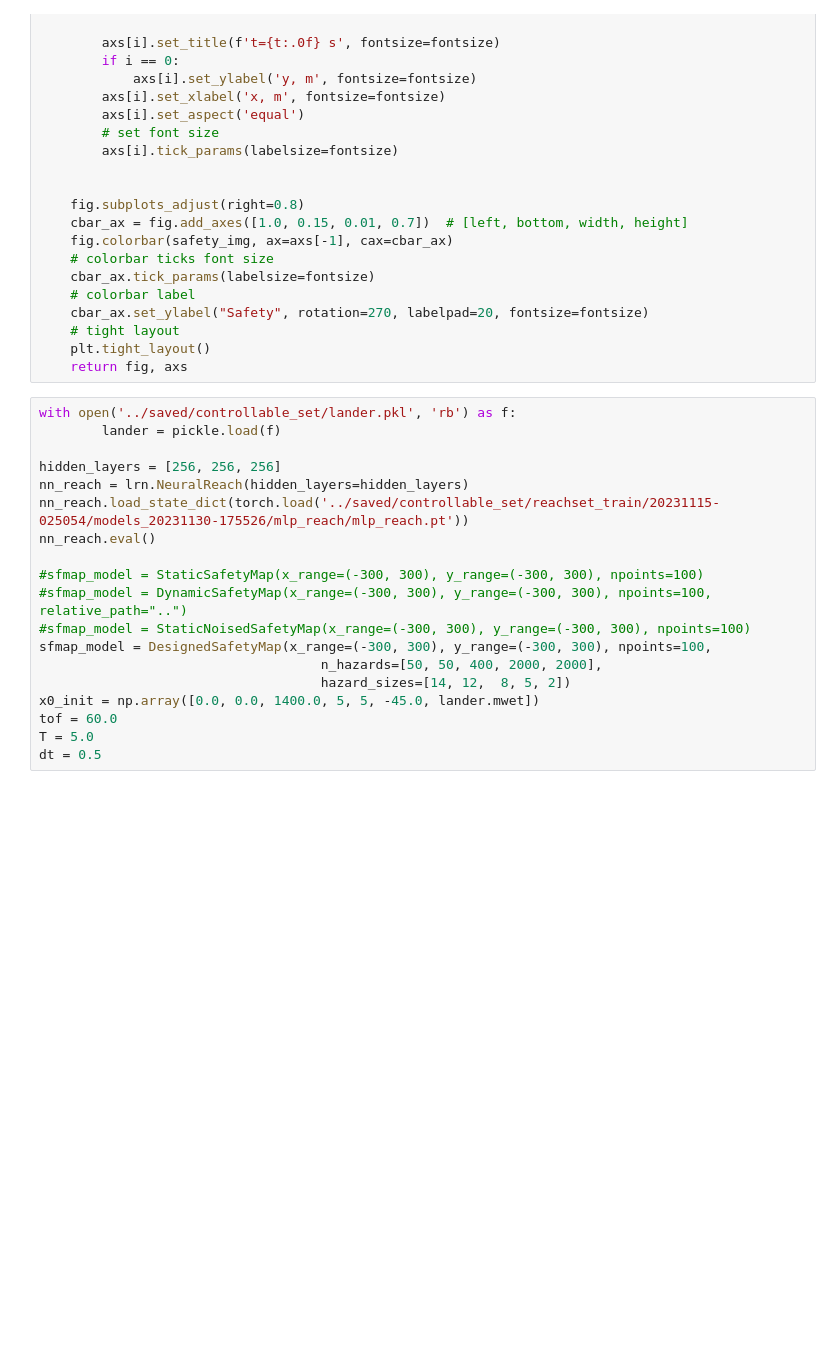
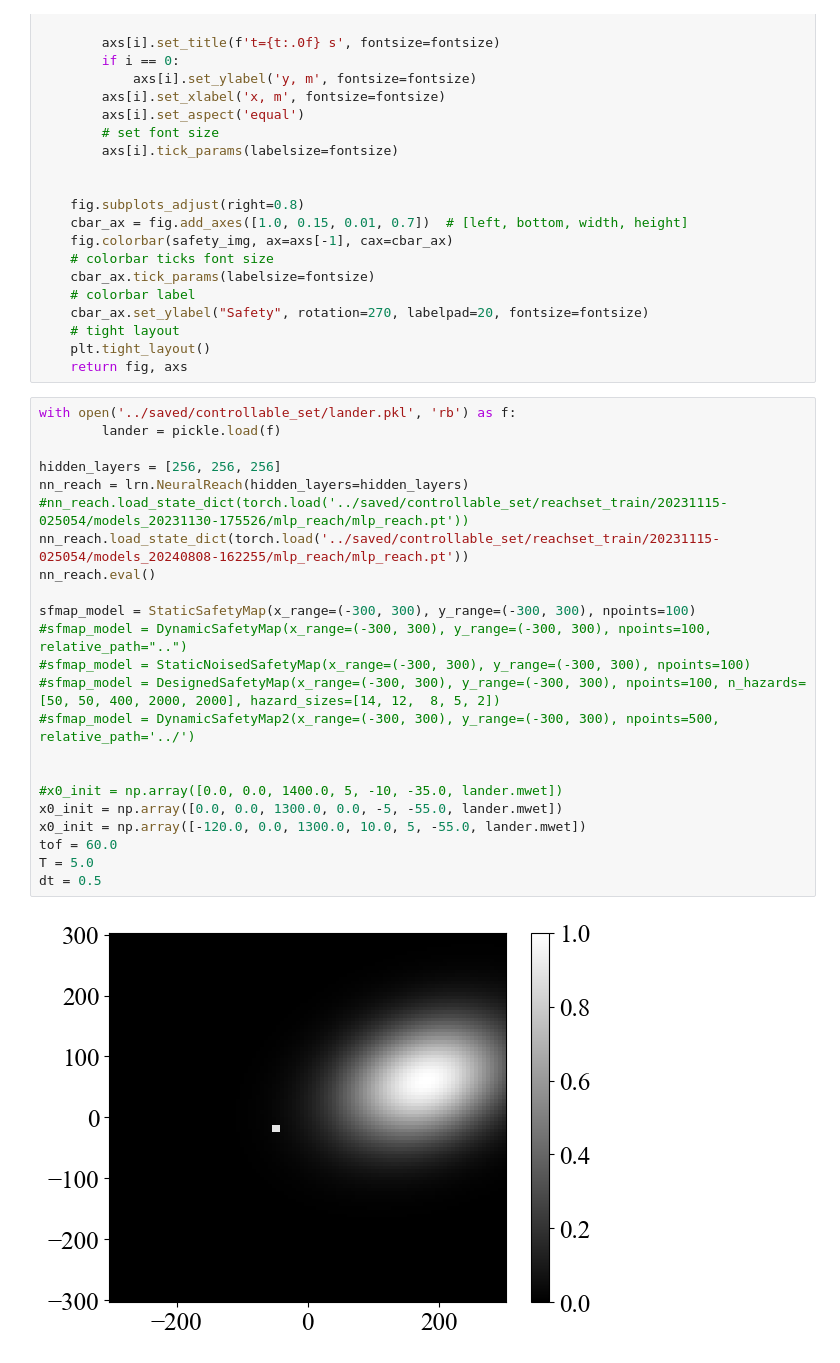
Before and after one commit to kentotomita/learning-hda-reachability, a Jupyter notebook: dev/qualitative_analysis.ipynb, the cells around one changed output. Drawn from its saved outputs; the diff is of its cells as text; blank space fills up the shorter version.

```diff
--- a/dev/qualitative_analysis.ipynb
+++ b/dev/qualitative_analysis.ipynb
@@ -108,19 +105,25 @@ def visualize_nn_reach(hda, n_skip=1, fontsize=16):
 # %%
 with open('../saved/controllable_set/lander.pkl', 'rb') as f:
         lander = pickle.load(f)
 
 hidden_layers = [256, 256, 256]
 nn_reach = lrn.NeuralReach(hidden_layers=hidden_layers)
-nn_reach.load_state_dict(torch.load('../saved/controllable_set/reachset_train/20231115-025054/models_20231130-175526/mlp_reach/mlp_reach.pt'))
+#nn_reach.load_state_dict(torch.load('../saved/controllable_set/reachset_train/20231115-025054/models_20231130-175526/mlp_reach/mlp_reach.pt'))
+nn_reach.load_state_dict(torch.load('../saved/controllable_set/reachset_train/20231115-025054/models_20240808-162255/mlp_reach/mlp_reach.pt'))
 nn_reach.eval()
 
-#sfmap_model = StaticSafetyMap(x_range=(-300, 300), y_range=(-300, 300), npoints=100)
+sfmap_model = StaticSafetyMap(x_range=(-300, 300), y_range=(-300, 300), npoints=100)
 #sfmap_model = DynamicSafetyMap(x_range=(-300, 300), y_range=(-300, 300), npoints=100, relative_path="..")
 #sfmap_model = StaticNoisedSafetyMap(x_range=(-300, 300), y_range=(-300, 300), npoints=100)
-sfmap_model = DesignedSafetyMap(x_range=(-300, 300), y_range=(-300, 300), npoints=100,
-                                    n_hazards=[50, 50, 400, 2000, 2000],
-                                    hazard_sizes=[14, 12,  8, 5, 2])
-x0_init = np.array([0.0, 0.0, 1400.0, 5, 5, -45.0, lander.mwet])
+#sfmap_model = DesignedSafetyMap(x_range=(-300, 300), y_range=(-300, 300), npoints=100, n_hazards=[50, 50, 400, 2000, 2000], hazard_sizes=[14, 12,  8, 5, 2])
+#sfmap_model = DynamicSafetyMap2(x_range=(-300, 300), y_range=(-300, 300), npoints=500, relative_path='../')
+
+
+#x0_init = np.array([0.0, 0.0, 1400.0, 5, -10, -35.0, lander.mwet])
+x0_init = np.array([0.0, 0.0, 1300.0, 0.0, -5, -55.0, lander.mwet])
+x0_init = np.array([-120.0, 0.0, 1300.0, 10.0, 5, -55.0, lander.mwet])
 tof = 60.0
 T = 5.0
 dt = 0.5
+# %% [output]
+[figure, added]
```
Also changed, not shown: parts of 18 cells of this notebook, 5 other files.
